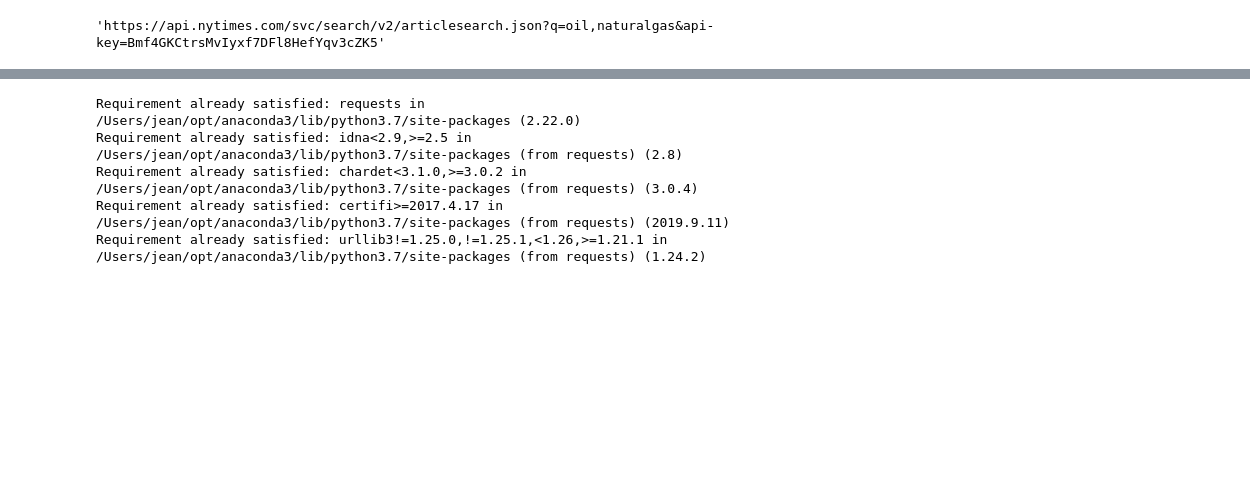
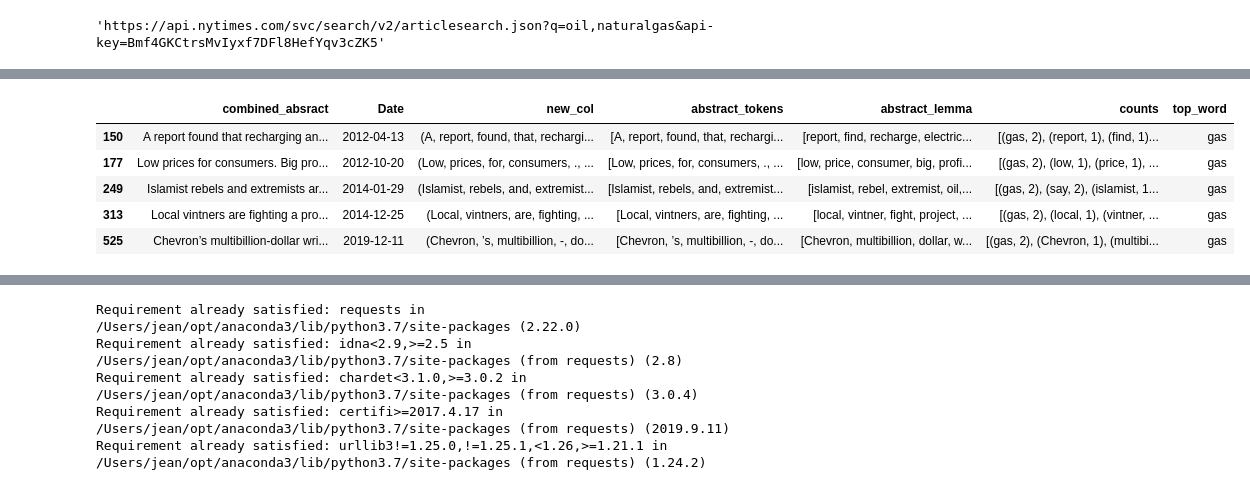
Before and after one commit to treyhunold/project_1, a Jupyter notebook: New_Articles.ipynb, the cells around one changed output, grey strips where cells are left out. Saved outputs shown, nothing was run; the diff lists cells and outputs as text; code cells hidden in the pictures; blank space fills up the shorter version.

```diff
--- a/New_Articles.ipynb
+++ b/New_Articles.ipynb
@@ -51,0 +264,15 @@ requests.get('https://api.nytimes.com/svc/search/v2/articlesearch.json?q=oil,nat
+# %%
+counts = []
+for x in combined_news_day['abstract_lemma']:
+    counts.append(Counter(x).most_common(10))
+# %%
+combined_news_day['counts'] = counts
+# %%
+combined_news_day.loc[combined_news_day['top_word'] == 'gas']
+# %% [output]
+|  | combined_absract | Date | new_col | abstract_tokens | abstract_lemma | counts | top_word |
+| 150 | A report found that recharging an... | 2012-04-13 | (A, report, found, that, rechargi... | [A, report, found, that, rechargi... | [report, find, recharge, electric... | [(gas, 2), (report, 1), (find, 1)... | gas |
+| 177 | Low prices for consumers. Big pro... | 2012-10-20 | (Low, prices, for, consumers, ., ... | [Low, prices, for, consumers, ., ... | [low, price, consumer, big, profi... | [(gas, 2), (low, 1), (price, 1), ... | gas |
+| 249 | Islamist rebels and extremists ar... | 2014-01-29 | (Islamist, rebels, and, extremist... | [Islamist, rebels, and, extremist... | [islamist, rebel, extremist, oil,... | [(gas, 2), (say, 2), (islamist, 1... | gas |
+| 313 | Local vintners are fighting a pro... | 2014-12-25 | (Local, vintners, are, fighting, ... | [Local, vintners, are, fighting, ... | [local, vintner, fight, project, ... | [(gas, 2), (local, 1), (vintner, ... | gas |
+| 525 | Chevron’s multibillion-dollar wri... | 2019-12-11 | (Chevron, ’s, multibillion, -, do... | [Chevron, ’s, multibillion, -, do... | [Chevron, multibillion, dollar, w... | [(gas, 2), (Chevron, 1), (multibi... | gas |
```
Also changed, not shown: parts of 36 cells of this notebook.
